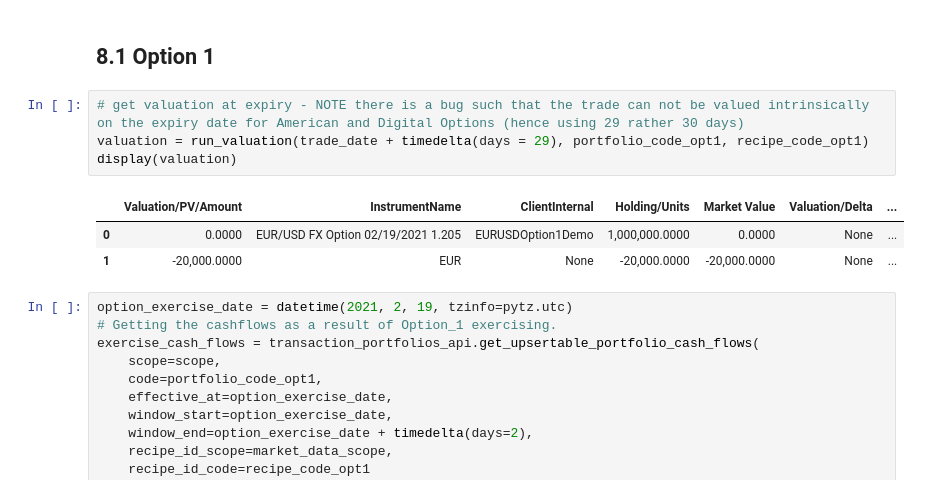
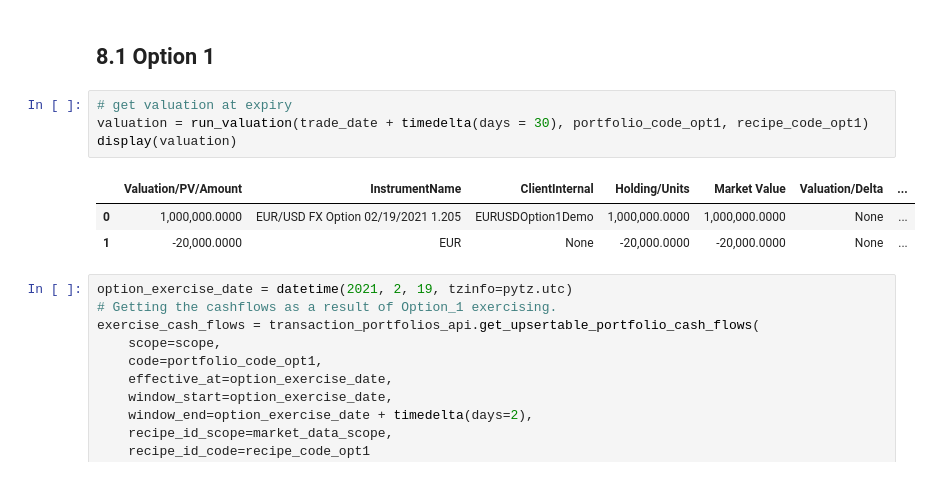
Before and after one commit to finbourne/sample-notebooks, a Jupyter notebook: examples/use-cases/instruments/FX Option - 2 Trade comparison worksheet.ipynb, the cells around one changed output. Cells and saved outputs as stored; diff of their text form.

Commit message:
Removed comment on valuation issue at expiry
Underlying analytics bug is now fixed

```diff
--- a/examples/use-cases/instruments/FX Option - 2 Trade comparison worksheet.ipynb
+++ b/examples/use-cases/instruments/FX Option - 2 Trade comparison worksheet.ipynb
@@ -951,12 +951,12 @@ plt.show()
 # %% [markdown]
 ## 8.1 Option 1
 # %%
-# get valuation at expiry - NOTE there is a bug such that the trade can not be valued intrinsically on the expiry date for American and Digital Options (hence using 29 rather 30 days)
-valuation = run_valuation(trade_date + timedelta(days = 29), portfolio_code_opt1, recipe_code_opt1)
+# get valuation at expiry
+valuation = run_valuation(trade_date + timedelta(days = 30), portfolio_code_opt1, recipe_code_opt1)
 display(valuation)
 # %% [output]
 |  | Valuation/PV/Amount | InstrumentName | ClientInternal | Holding/Units | Market Value | Valuation/Delta | ... |
-| 0 | 0.0000 | EUR/USD FX Option 02/19/2021 1.205 | EURUSDOption1Demo | 1,000,000.0000 | 0.0000 | None | ... |
+| 0 | 1,000,000.0000 | EUR/USD FX Option 02/19/2021 1.205 | EURUSDOption1Demo | 1,000,000.0000 | 1,000,000.0000 | None | ... |
 | 1 | -20,000.0000 | EUR | None | -20,000.0000 | -20,000.0000 | None | ... |
 # %%
 option_exercise_date = datetime(2021, 2, 19, tzinfo=pytz.utc)
```
Also changed, not shown: parts of 7 cells of this notebook.
